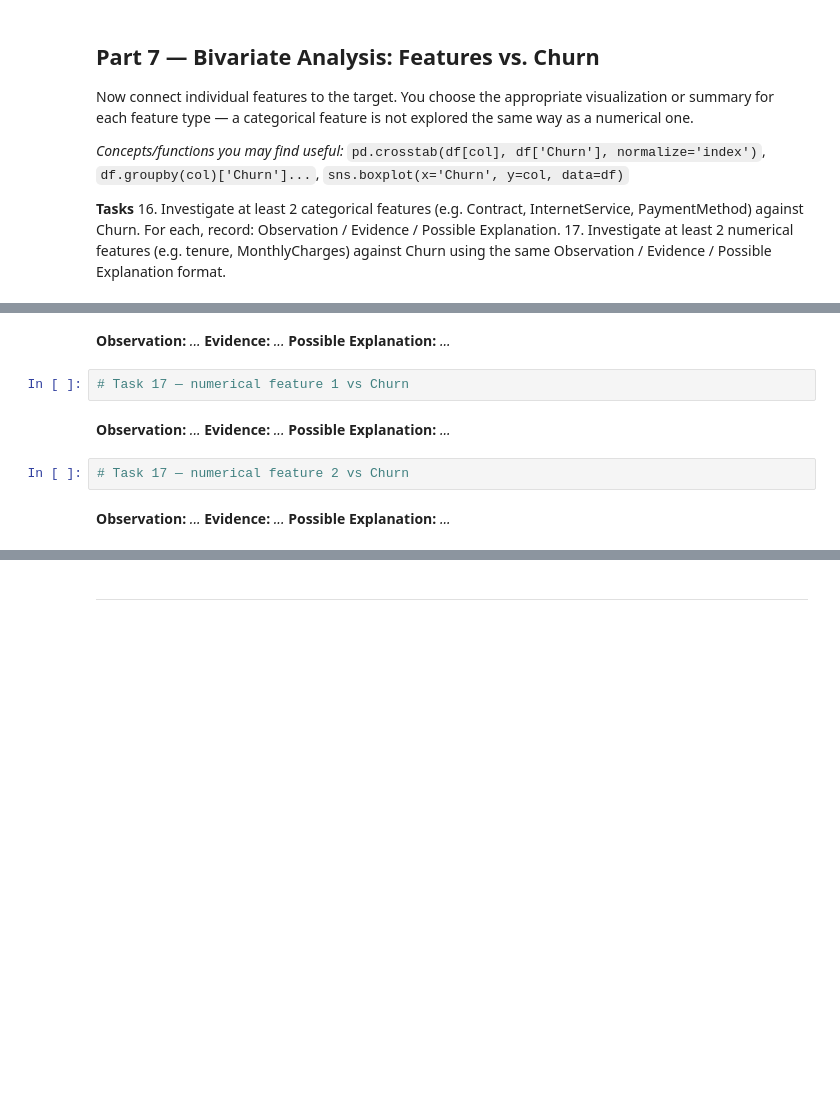
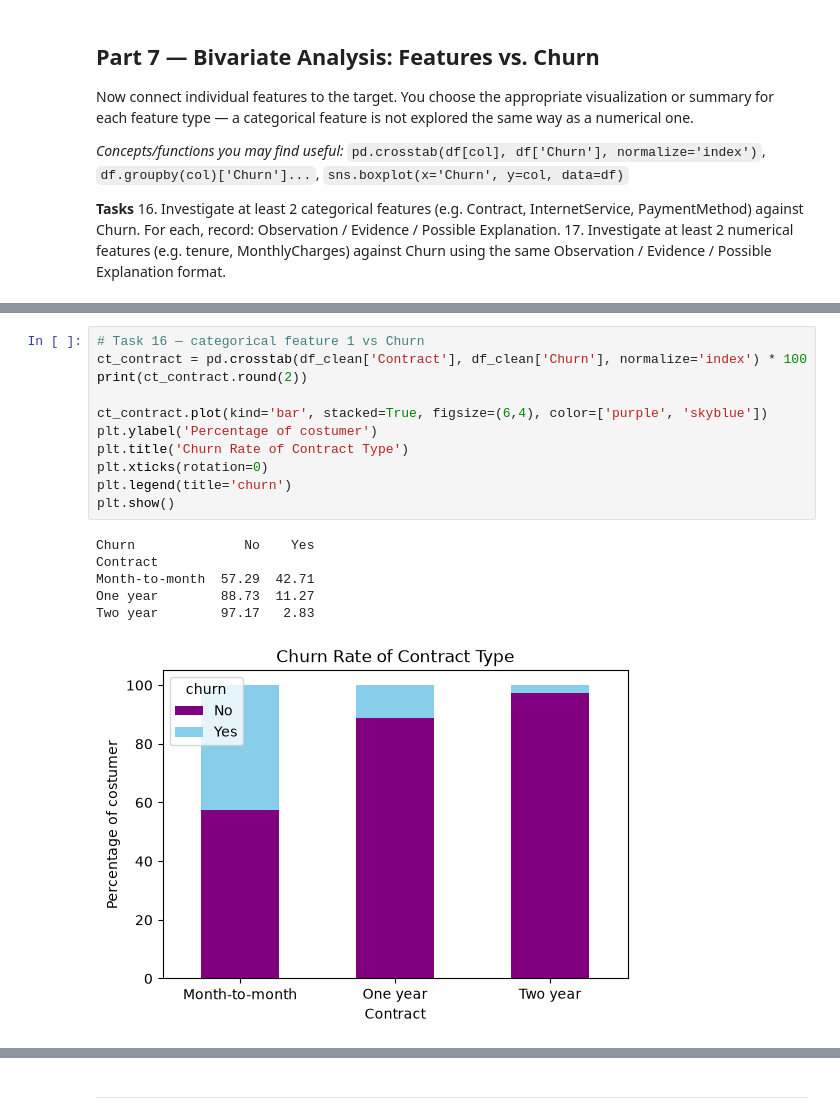
Before and after one commit to kamangerkhadija5-collab/ML_LAB, a Jupyter notebook: Lab2_Data_Cleaning_EDA_Template.ipynb, the cells around one changed output, grey strips where cells are left out. Saved outputs shown, nothing was run; the diff lists cells and outputs as text; blank space fills up the shorter version.

Commit message:
Task#15, 16, 17 Done

```diff
--- a/Lab2_Data_Cleaning_EDA_Template.ipynb
+++ b/Lab2_Data_Cleaning_EDA_Template.ipynb
@@ -364,16 +356,18 @@ Now connect individual features to the target. You choose the appropriate visual
-# %% [markdown]
-**Observation:** _..._
-**Evidence:** _..._
-**Possible Explanation:** _..._
-# %%
-# Task 17 — numerical feature 1 vs Churn
-# %% [markdown]
-**Observation:** _..._
-**Evidence:** _..._
-**Possible Explanation:** _..._
-# %%
-# Task 17 — numerical feature 2 vs Churn
-# %% [markdown]
-**Observation:** _..._
-**Evidence:** _..._
-**Possible Explanation:** _..._
+# %%
+# Task 16 — categorical feature 1 vs Churn
+ct_contract = pd.crosstab(df_clean['Contract'], df_clean['Churn'], normalize='index') * 100
+print(ct_contract.round(2))
+
+ct_contract.plot(kind='bar', stacked=True, figsize=(6,4), color=['purple', 'skyblue'])
+plt.ylabel('Percentage of costumer')
+plt.title('Churn Rate of Contract Type')
+plt.xticks(rotation=0)
+plt.legend(title='churn')
+plt.show()
+# %% [output]
+Churn              No    Yes
+Contract
+Month-to-month  57.29  42.71
+One year        88.73  11.27
+Two year        97.17   2.83
+[figure, added]
```
Also changed, not shown: parts of 10 cells of this notebook.
